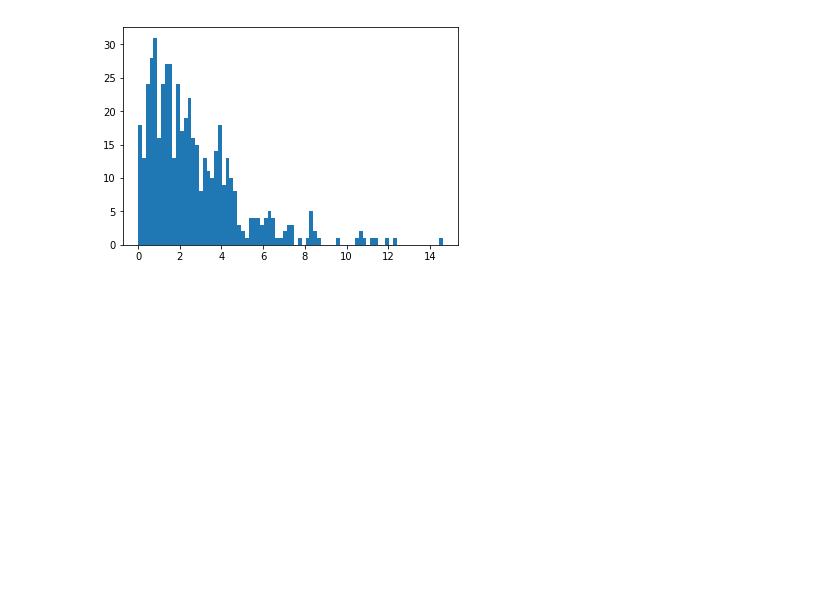
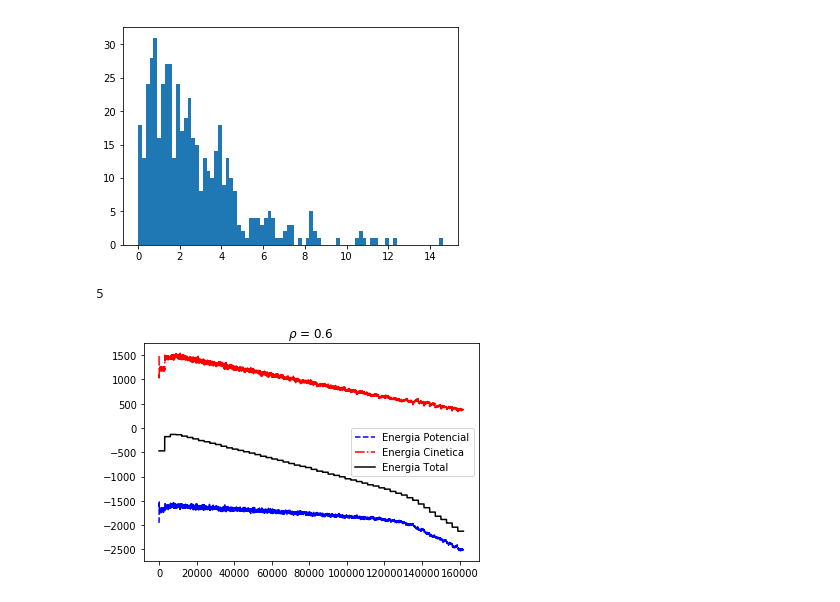
Before and after one commit to lupipedraza/TP3, a Jupyter notebook: ej1.ipynb, the cells around one changed output. Cells and saved outputs as stored; diff of their text form; code cells hidden in the pictures; blank space fills up the shorter version.

```diff
--- a/ej1.ipynb
+++ b/ej1.ipynb
@@ -209,0 +253,4 @@ plt.hist(v_2,bins=80)
+# %%
+len(E_tot)
+# %% [output]
+5
@@ -209,0 +259,13 @@ plt.hist(v_2,bins=80)
+# %%
+i=2
+plt.plot(pasos,U_tot[i],color='b', linestyle='--',label="Energia Potencial")
+plt.plot(pasos,K_tot[i],color='r',linestyle='-.',label="Energia Cinetica")
+plt.plot(pasos,E_tot[i], color='k',linestyle='-',label="Energia Total")
+plt.title(r'$\rho$ = '+str(RHO[i]))
+
+ax.set_xlabel(xlabel='iteracion')
+ax.set_ylabel(ylabel='Energia')
+plt.legend(loc=0)
+plt.show()
+# %% [output]
+[figure, added]
```
Also changed, not shown: parts of 8 cells of this notebook, 21 other files.
